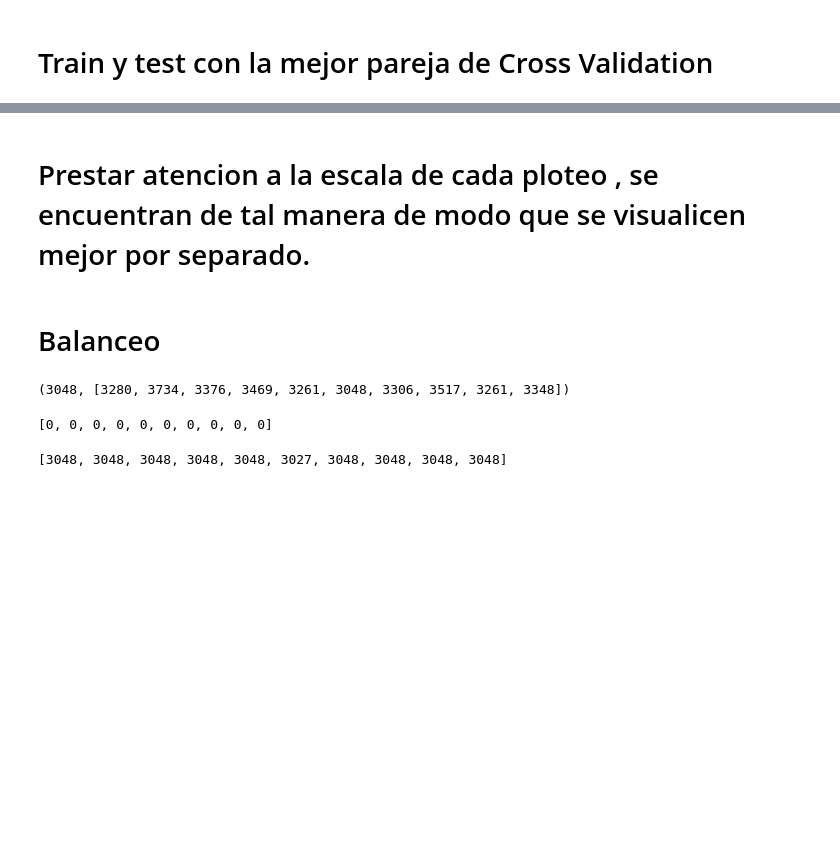
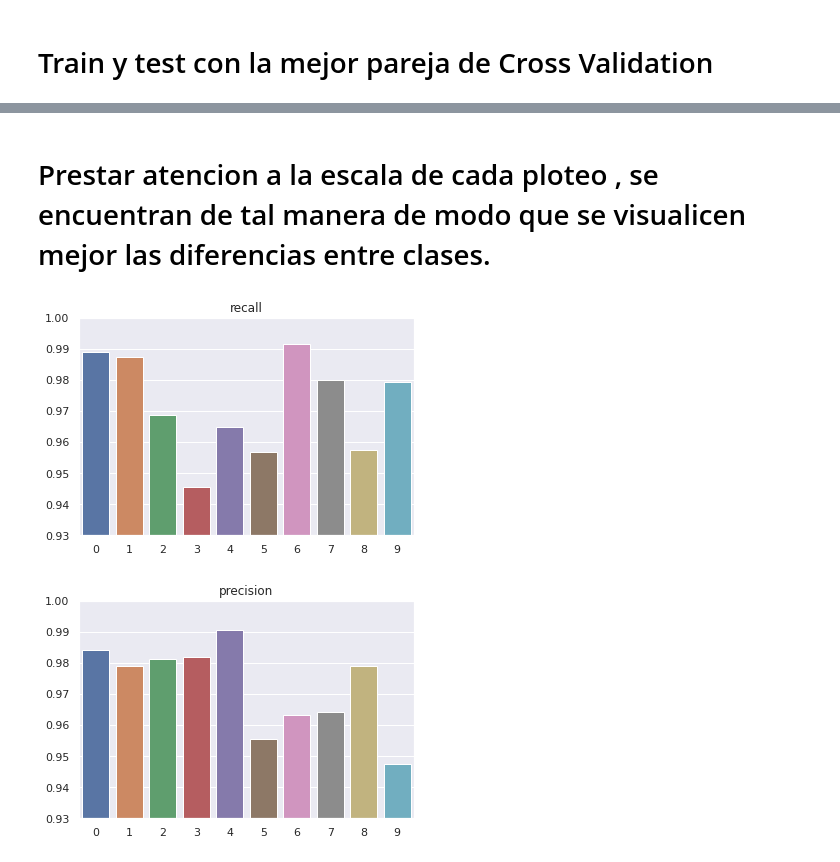
Before and after one commit to fzanollo/metodos-num, a Jupyter notebook: tp2/notebooks/preliminares.ipynb, the cells around one changed output, grey strips where cells are left out. Saved outputs shown, nothing was run; the diff lists cells and outputs as text; code cells hidden in the pictures; blank space fills up the shorter version.

Commit message:
Corrida con la nueva y mejorada crossval

```diff
--- a/tp2/notebooks/preliminares.ipynb
+++ b/tp2/notebooks/preliminares.ipynb
@@ -461,41 +479,0 @@ cantidad_parejas
-# %%
-from timeit import default_timer as timer
-start = timer()
-
-info_parejas = []
-recall_cv = np.zeros((cantidad_parejas,10))
-precision_cv = np.zeros((cantidad_parejas,10))
-f1_cv = np.zeros((cantidad_parejas,10))
-
-
-col_k = []
-col_alphas = []
-accuracy = []
-
-i = 0
-for alpha in mejores_alphas :
-
-    X_pca = X_pca_max[0:, 0:alpha]
-
-    for k in mejores_k :
-
-        clf = metnum.KNNClassifier(k)
-        info = work(X_pca, y_train, clf, kfold)
-        info_parejas.append(info)
-
-        recall_cv[i] = info[1]
-        precision_cv[i] = info[2]
-        f1_cv[i] = info[3]
-
-        #para armar dsp el heatmap
-        accuracy.append(info[0])
-        col_alphas.append(alpha)
-        col_k.append(k)
-
-        if(i%5 == 0):
-            print(f"Iteracion numero :{i}")
-        i += 1
-
-
-end = timer()
-print(end - start)
@@ -602,27 +616,16 @@ plt.show()
 # %% [markdown]
-# Prestar atencion a la escala de cada ploteo , se encuentran de tal manera de modo que se visualicen mejor por separado.
+# Prestar atencion a la escala de cada ploteo , se encuentran de tal manera de modo que se visualicen mejor las diferencias entre clases.
 # %%
 import matplotlib.pyplot as plt
 ejex = [i for i in range(10)]
 sns.barplot(x = ejex , y = recall)
-plt.ylim(0.95, 1)
+plt.ylim(0.93, 1)
 plt.title("recall")
 plt.show()
 sns.barplot(x = ejex , y = precision)
-plt.ylim(0.91, 1)
+plt.ylim(0.93, 1)
 plt.title("precision")
 plt.show()
+# %% [output]
+[figure, added]
+[figure, added]
-# %% [markdown]
-# Balanceo
-# %%
-cant_por_digito = df_train[:33600]["label"].value_counts(normalize=False).sort_index().to_list()
-cant_cincos = cant_por_digito[5]
-cant_cincos ,cant_por_digito
-# %% [output]
-(3048, [3280, 3734, 3376, 3469, 3261, 3048, 3306, 3517, 3261, 3348])
-# %%
-X_balanceado = np.zeros((cant_cincos*10,X_train.shape[1]))
-cant_balanceado = 10*[0]
-cant_balanceado
-# %% [output]
-[0, 0, 0, 0, 0, 0, 0, 0, 0, 0]
@@ -636,4 +631,0 @@ for i in range(X_train.shape[0]) :
-# %%
-cant_balanceado
-# %% [output]
-[3048, 3048, 3048, 3048, 3048, 3027, 3048, 3048, 3048, 3048]
```
Also changed, not shown: parts of 39 cells of this notebook.
